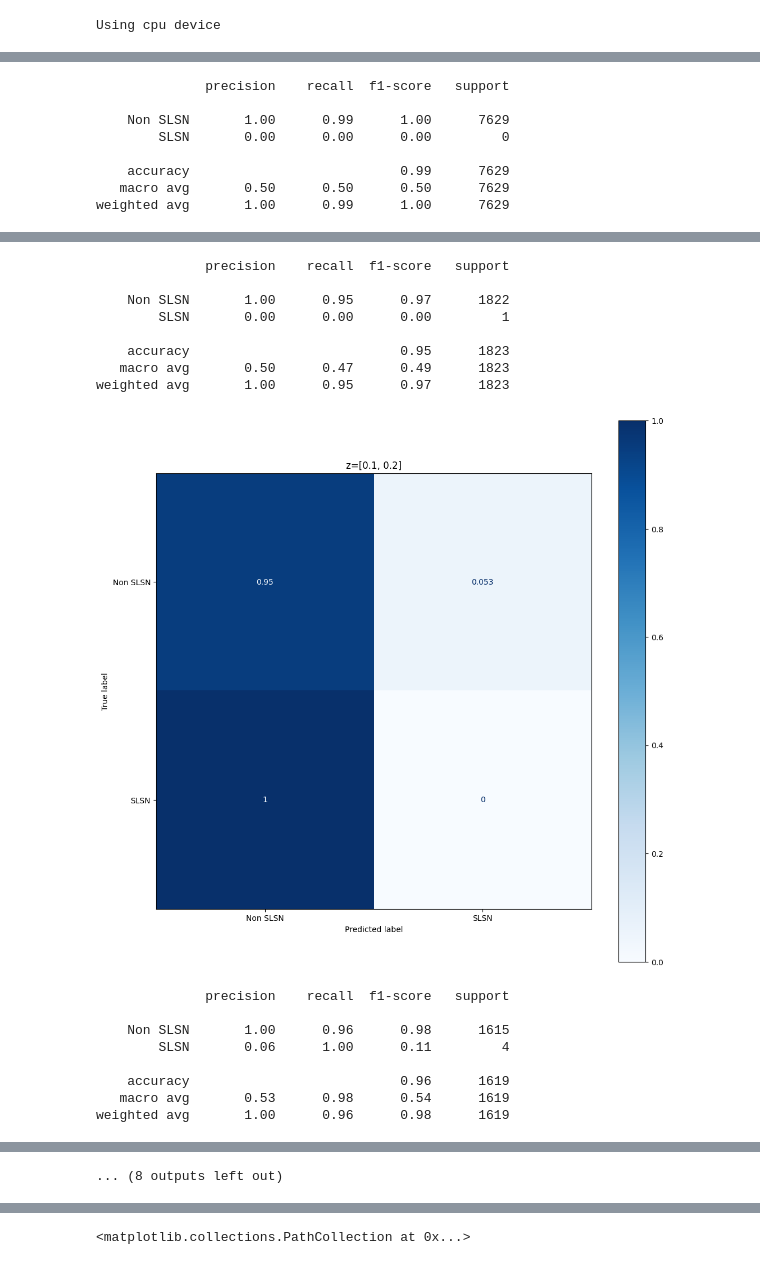
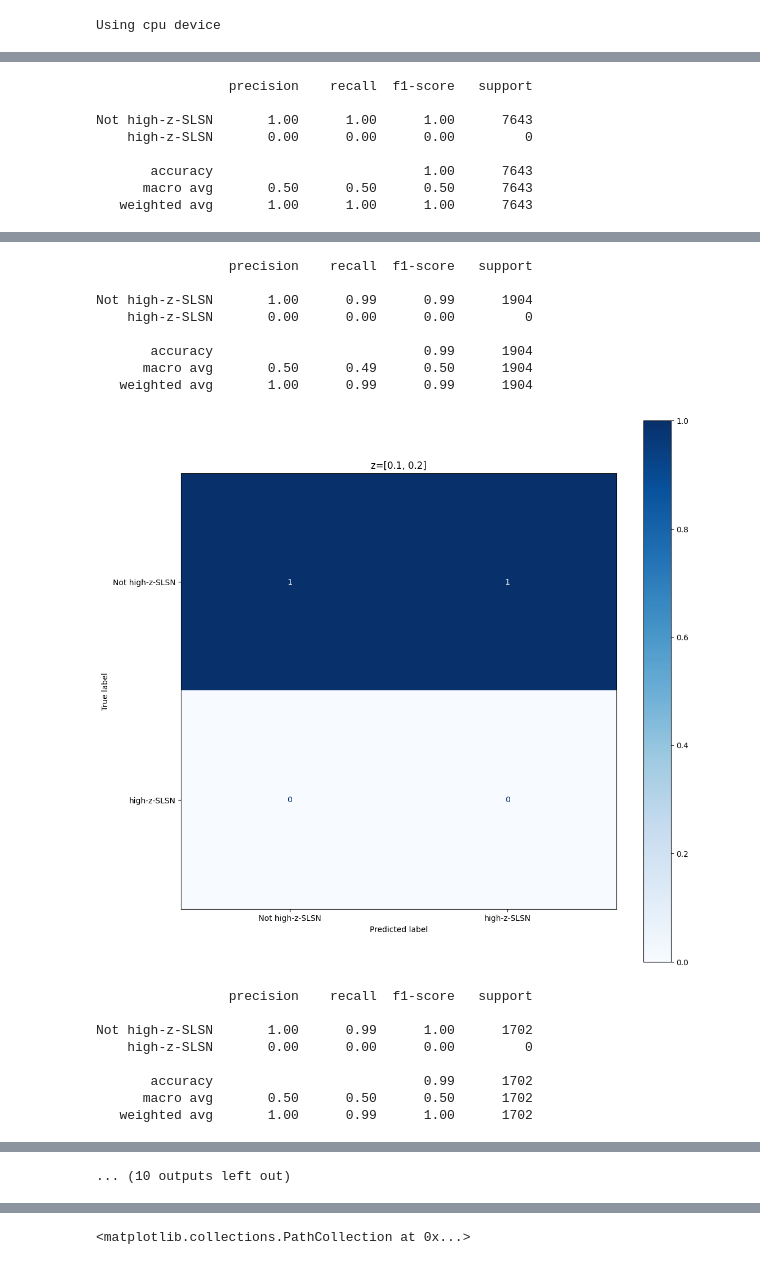
Before and after one commit to dev-ved30/Oracle, a Jupyter notebook: notebooks/SLSNe.ipynb, the cells around one changed output, grey strips where cells are left out. Cells and saved outputs as stored; diff of their text form; code cells hidden in the pictures.

Commit message:
updated SLSNe notebook for the new high z model

```diff
--- a/notebooks/SLSNe.ipynb
+++ b/notebooks/SLSNe.ipynb
@@ -26,9 +26,12 @@ def get_z_from_SNID(SNID):
 # %%
 z_df = test_df[['SNID','SIM_REDSHIFT_CMB','ELASTICC_class']]
 # %%
-model_choice =  "ELAsTiCC-lite"
-model_dir = "../models/ELAsTiCC-lite/revived-star-159"
+model_choice =  "ELAsTiCC"
+model_dir = "../models/ELAsTiCC/tenebrous-husk-200"
+
 model = get_model(model_choice)
+model = model.to(device)
+model.setup_testing(model_dir, device)    # ensures architecture (num outputs etc.) matches checkpoint
 model.load_state_dict(torch.load(f'{model_dir}/best_model_f1.pth', map_location=device), strict=False)
 model.eval()
 
@@ -161,8 +164,8 @@ for r in z_range:
     labels = np.unique(df_in_range['true'].to_numpy().tolist() + df_in_range['pred'].to_numpy().tolist())
 
     report = classification_report(df_in_range['true'], df_in_range['pred'], output_dict=True)
-    precision.append(report['SLSN']['precision'])
-    recall.append(report['SLSN']['recall'])
+    precision.append(report['high-z-SLSN']['precision'])
+    recall.append(report['high-z-SLSN']['recall'])
     macro_f1.append(report['macro avg']['f1-score'])
 
     report = classification_report(df_in_range['true'], df_in_range['pred'], output_dict=False)
@@ -293,6 +302,6 @@ weighted avg       0.88      0.78      0.82      1350
 ... (8 outputs left out)
 # %%
-z_range = [[0,0.1], [0.1,0.2],[0.2, 0.3], [0.3, 0.4], [0.5, 0.7], [0.7, 1], [1, 1.5], [1.5, 2], [2, 2.5], [2.5, 3]]
+z_range = [[0,0.1], [0.1,0.2],[0.2, 0.3], [0.3, 0.4], [0.5, 0.7], [0.7, 1], [1, 1.5], [1.5, 2], [2, 2.5], [2.5, 3], [0, 100]]
 
 precision = []
 recall = []
@@ -305,28 +314,28 @@ for r in z_range:
     df_in_range = all_classification.filter((all_classification['SIM_REDSHIFT_CMB']>=r[0]) & (all_classification['SIM_REDSHIFT_CMB']<r[1]))
 
     df_in_range = df_in_range.with_columns([
-        pl.when(pl.col("true") == "SLSN")
-        .then(pl.lit("SLSN"))
-        .otherwise(pl.lit("Non SLSN"))
+        pl.when(pl.col("true") == "high-z-SLSN")
+        .then(pl.lit("high-z-SLSN"))
+        .otherwise(pl.lit("Not high-z-SLSN"))
         .alias("SLSN_true"),
 
-        pl.when(pl.col("pred") == "SLSN")
-        .then(pl.lit("SLSN"))
-        .otherwise(pl.lit("Non SLSN"))
+        pl.when(pl.col("pred") == "high-z-SLSN")
+        .then(pl.lit("high-z-SLSN"))
+        .otherwise(pl.lit("Not high-z-SLSN"))
         .alias("SLSN_pred")
     ])
     labels = np.unique(df_in_range['SLSN_true'].to_numpy().tolist() + df_in_range['SLSN_pred'].to_numpy().tolist())
 
 
     report = classification_report(df_in_range['SLSN_true'], df_in_range['SLSN_pred'], output_dict=True)
-    precision.append(report['SLSN']['precision'])
-    recall.append(report['SLSN']['recall'])
+    precision.append(report['high-z-SLSN']['precision'])
+    recall.append(report['high-z-SLSN']['recall'])
     macro_f1.append(report['macro avg']['f1-score'])
 
     report = classification_report(df_in_range['SLSN_true'], df_in_range['SLSN_pred'], output_dict=False)
     print(report)
 
-    cm = confusion_matrix(df_in_range['SLSN_true'], df_in_range['SLSN_pred'], normalize='true', labels=labels)
+    cm = confusion_matrix(df_in_range['SLSN_true'], df_in_range['SLSN_pred'], normalize='pred', labels=labels)
     disp = ConfusionMatrixDisplay(confusion_matrix=cm, display_labels=labels)
 
     fig, ax = plt.subplots(figsize=(12.5,12.5))
@@ -340,11 +349,11 @@ for r in z_range:
     plt.savefig(fname)
     plt.show()
 # %% [output]
-              precision    recall  f1-score   support
+                 precision    recall  f1-score   support
 
-    Non SLSN       1.00      0.99      1.00      7629
-        SLSN       0.00      0.00      0.00         0
+Not high-z-SLSN       1.00      1.00      1.00      7643
+    high-z-SLSN       0.00      0.00      0.00         0
 
-    accuracy                           0.99      7629
-   macro avg       0.50      0.50      0.50      7629
-weighted avg       1.00      0.99      1.00      7629
+       accuracy                           1.00      7643
+      macro avg       0.50      0.50      0.50      7643
+   weighted avg       1.00      1.00      1.00      7643
@@ -352,17 +361,17 @@ weighted avg       1.00      0.99      1.00      7629
-              precision    recall  f1-score   support
+                 precision    recall  f1-score   support
 
-    Non SLSN       1.00      0.95      0.97      1822
-        SLSN       0.00      0.00      0.00         1
+Not high-z-SLSN       1.00      0.99      0.99      1904
+    high-z-SLSN       0.00      0.00      0.00         0
 
-    accuracy                           0.95      1823
-   macro avg       0.50      0.47      0.49      1823
-weighted avg       1.00      0.95      0.97      1823
+       accuracy                           0.99      1904
+      macro avg       0.50      0.49      0.50      1904
+   weighted avg       1.00      0.99      0.99      1904
-[figure, old version]
+[figure, new version]
-              precision    recall  f1-score   support
+                 precision    recall  f1-score   support
 
-    Non SLSN       1.00      0.96      0.98      1615
-        SLSN       0.06      1.00      0.11         4
+Not high-z-SLSN       1.00      0.99      1.00      1702
+    high-z-SLSN       0.00      0.00      0.00         0
 
-    accuracy                           0.96      1619
-   macro avg       0.53      0.98      0.54      1619
-weighted avg       1.00      0.96      0.98      1619
+       accuracy                           0.99      1702
+      macro avg       0.50      0.50      0.50      1702
+   weighted avg       1.00      0.99      1.00      1702
@@ -397,4 +406,4 @@ weighted avg       0.96      0.96      0.96      1350
-... (8 outputs left out)
+... (10 outputs left out)
 # %%
 from PIL import Image
 
```
Also changed, not shown: parts of 11 cells of this notebook.
